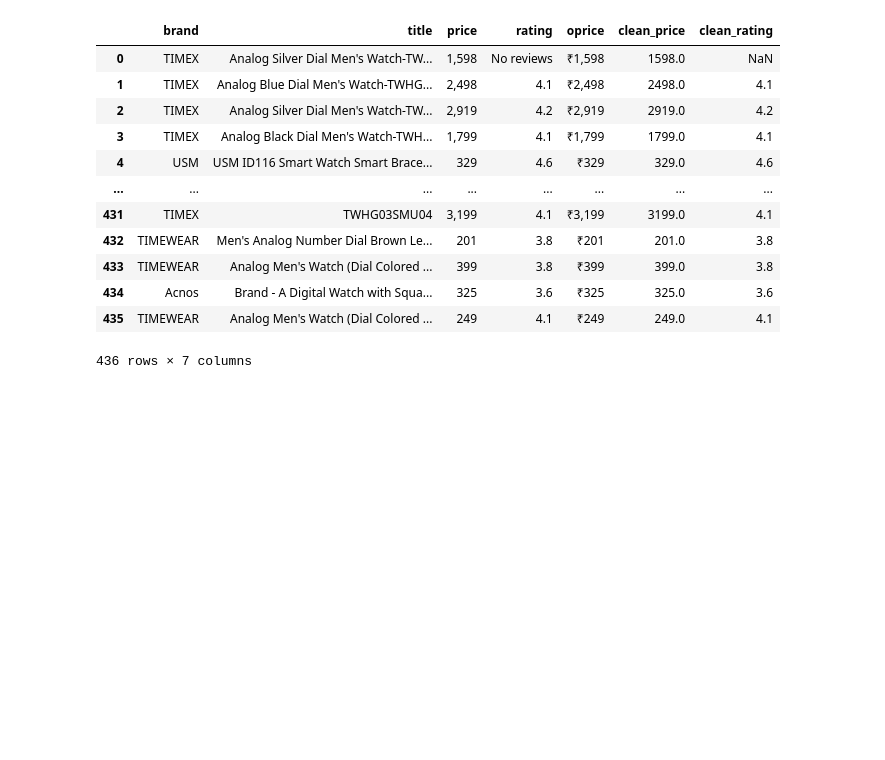
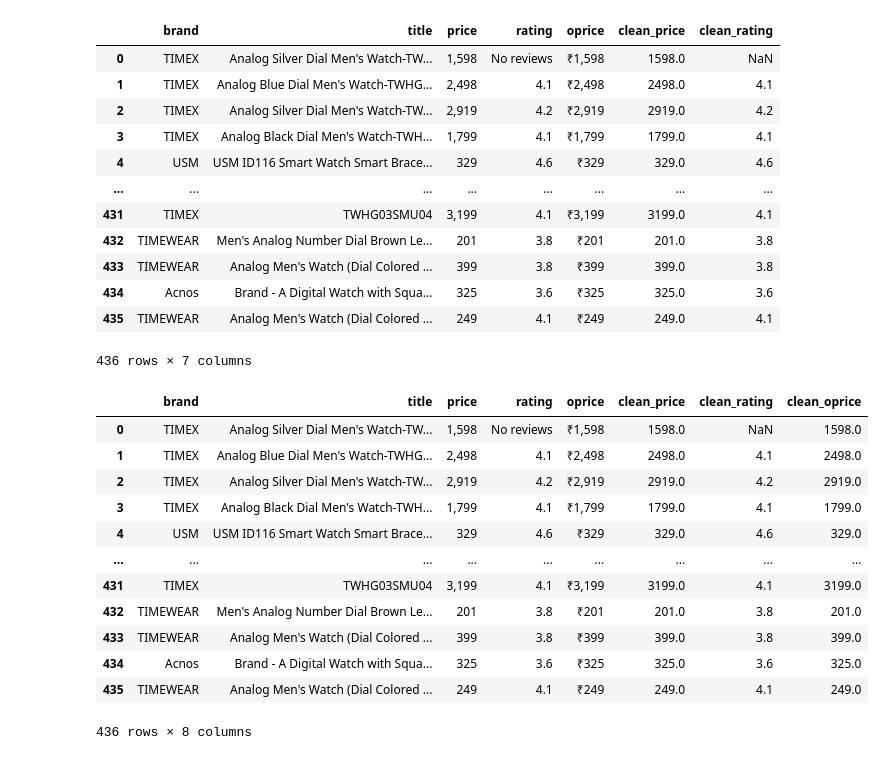
Before and after one commit to Saurabh022mishra/Data-Science-DiGI, a Jupyter notebook: preprocessing.ipynb, the cells around one changed output. Drawn from its saved outputs; the diff is of its cells as text; code cells hidden in the pictures; blank space fills up the shorter version.

```diff
--- a/preprocessing.ipynb
+++ b/preprocessing.ipynb
@@ -145,0 +144,24 @@ def clean_oprice_column(price):
+# %%
+def clean_oprice_column(price):
+    if isinstance(price,str):
+        price=price.replace(',','').replace('₹','')
+        price=float(price)
+        return (price)
+    return price
+# %%
+df['clean_oprice']=df['oprice'].apply(clean_oprice_column)
+df
+# %% [output]
+|  | brand | title | price | rating | oprice | clean_price | clean_rating | clean_oprice |
+| 0 | TIMEX | Analog Silver Dial Men's Watch-TW... | 1,598 | No reviews | ₹1,598 | 1598.0 | NaN | 1598.0 |
+| 1 | TIMEX | Analog Blue Dial Men's Watch-TWHG... | 2,498 | 4.1 | ₹2,498 | 2498.0 | 4.1 | 2498.0 |
+| 2 | TIMEX | Analog Silver Dial Men's Watch-TW... | 2,919 | 4.2 | ₹2,919 | 2919.0 | 4.2 | 2919.0 |
+| 3 | TIMEX | Analog Black Dial Men's Watch-TWH... | 1,799 | 4.1 | ₹1,799 | 1799.0 | 4.1 | 1799.0 |
+| 4 | USM | USM ID116 Smart Watch Smart Brace... | 329 | 4.6 | ₹329 | 329.0 | 4.6 | 329.0 |
+| ... | ... | ... | ... | ... | ... | ... | ... | ... |
+| 431 | TIMEX | TWHG03SMU04 | 3,199 | 4.1 | ₹3,199 | 3199.0 | 4.1 | 3199.0 |
+| 432 | TIMEWEAR | Men's Analog Number Dial Brown Le... | 201 | 3.8 | ₹201 | 201.0 | 3.8 | 201.0 |
+| 433 | TIMEWEAR | Analog Men's Watch (Dial Colored ... | 399 | 3.8 | ₹399 | 399.0 | 3.8 | 399.0 |
+| 434 | Acnos | Brand - A Digital Watch with Squa... | 325 | 3.6 | ₹325 | 325.0 | 3.6 | 325.0 |
+| 435 | TIMEWEAR | Analog Men's Watch (Dial Colored ... | 249 | 4.1 | ₹249 | 249.0 | 4.1 | 249.0 |
+436 rows × 8 columns
```
Also changed, not shown: parts of 4 cells of this notebook, 5 other files.
